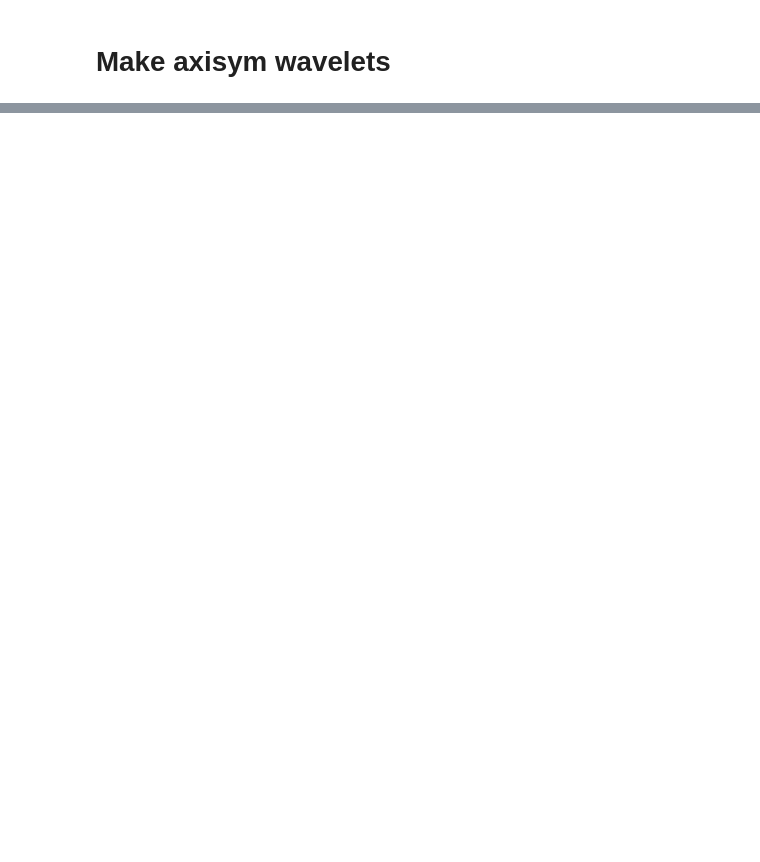
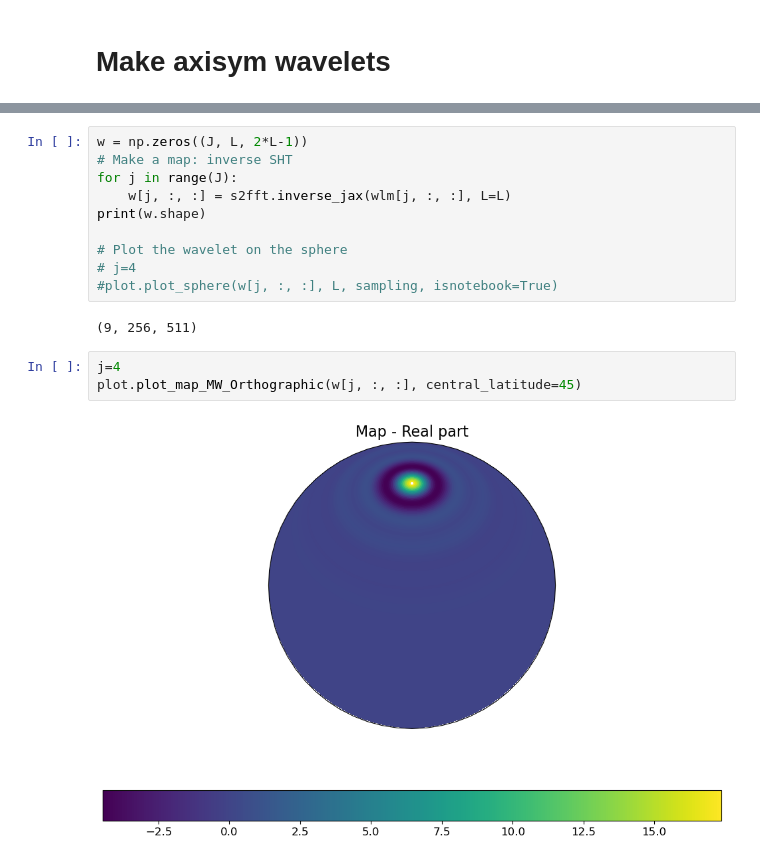
Before and after one commit to mousset/scatcovJAX, a Jupyter notebook: Notebooks/Build_wavelets.ipynb, the cells around one changed output, grey strips where cells are left out. Saved outputs shown, nothing was run; the diff lists cells and outputs as text; blank space fills up the shorter version.

```diff
--- a/Notebooks/Build_wavelets.ipynb
+++ b/Notebooks/Build_wavelets.ipynb
@@ -87,0 +167,17 @@ plot.plot_map_MW_Orthographic(w, central_latitude=45)
+# %%
+w = np.zeros((J, L, 2*L-1))
+# Make a map: inverse SHT
+for j in range(J):
+    w[j, :, :] = s2fft.inverse_jax(wlm[j, :, :], L=L)
+print(w.shape)
+
+# Plot the wavelet on the sphere
+# j=4
+#plot.plot_sphere(w[j, :, :], L, sampling, isnotebook=True)
+# %% [output]
+(9, 256, 511)
+# %%
+j=4
+plot.plot_map_MW_Orthographic(w[j, :, :], central_latitude=45)
+# %% [output]
+[figure, added]
```
Also changed, not shown: parts of 46 cells of this notebook, 2 other files.
